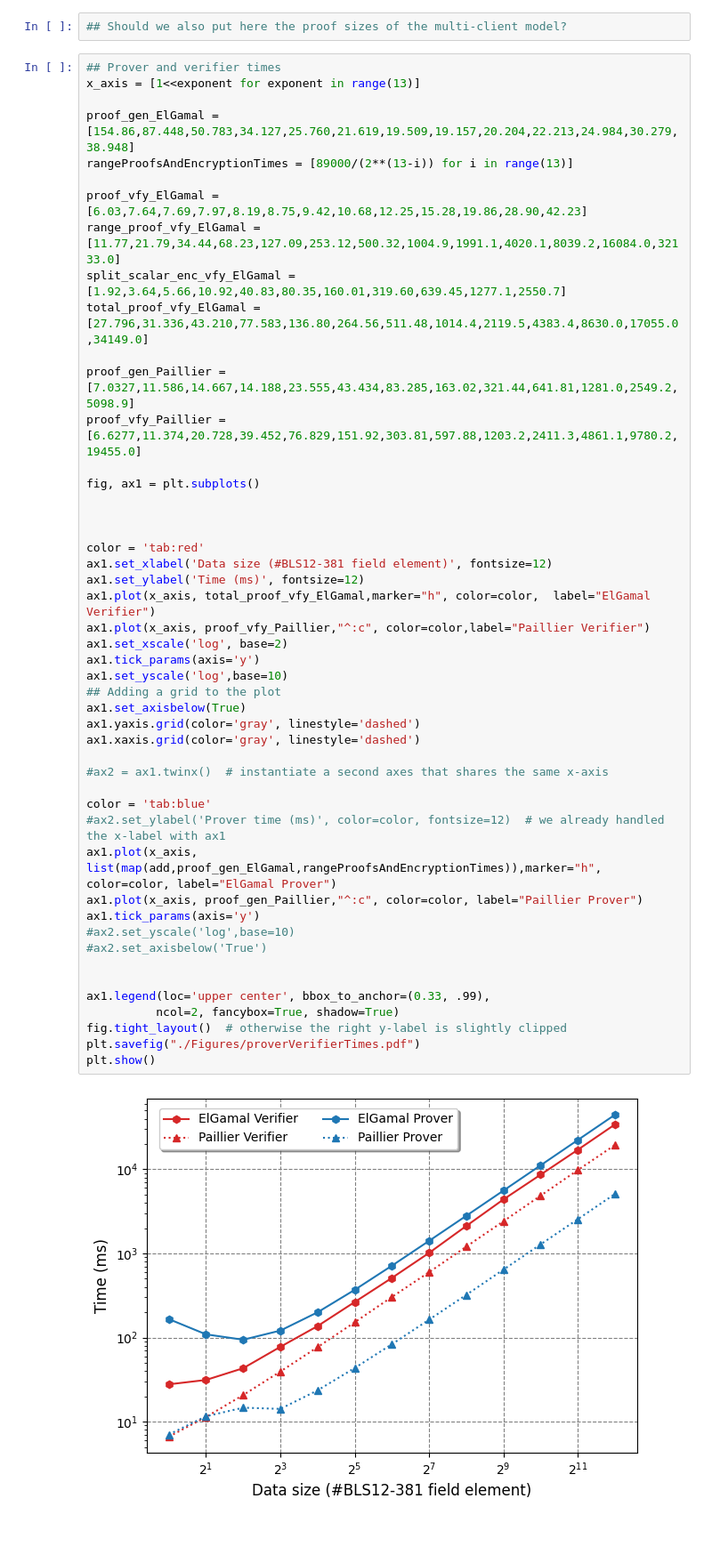
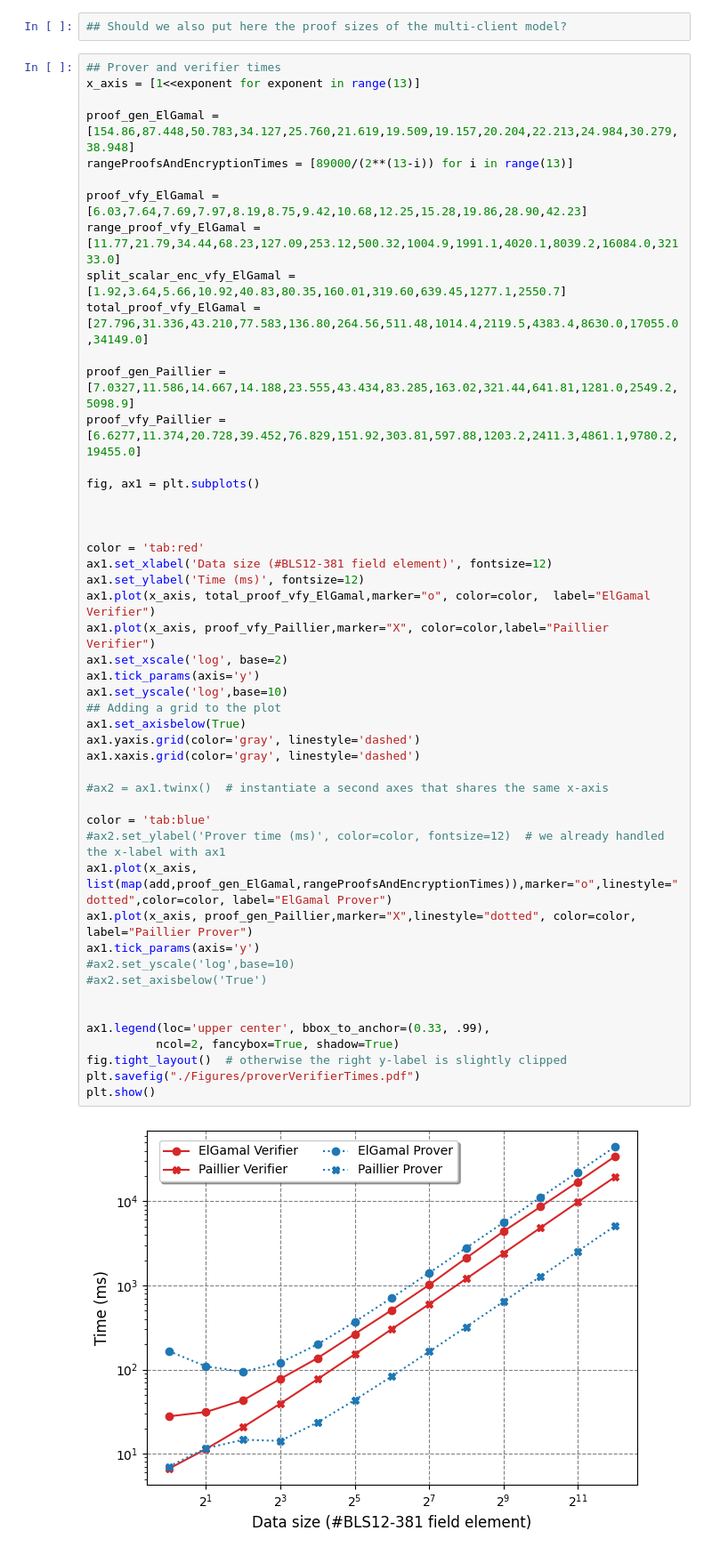
Before and after one commit to PopcornPaws/fde, a Jupyter notebook: benches/ourPlots.ipynb, the cells around one changed output. Shown: that part at 89% size. Cells and saved outputs as stored; diff of their text form.

Commit message:
Making figures print-friendly

```diff
--- a/benches/ourPlots.ipynb
+++ b/benches/ourPlots.ipynb
@@ -60,35 +60,35 @@ proof_vfy_Paillier = [6.6277,11.374,20.728,39.452,76.829,151.92,303.81,597.88,12
 fig, ax1 = plt.subplots()
 
 
 
 color = 'tab:red'
 ax1.set_xlabel('Data size (#BLS12-381 field element)', fontsize=12)
 ax1.set_ylabel('Time (ms)', fontsize=12)
-ax1.plot(x_axis, total_proof_vfy_ElGamal,marker="h", color=color,  label="ElGamal Verifier")
-ax1.plot(x_axis, proof_vfy_Paillier,"^:c", color=color,label="Paillier Verifier")
+ax1.plot(x_axis, total_proof_vfy_ElGamal,marker="o", color=color,  label="ElGamal Verifier")
+ax1.plot(x_axis, proof_vfy_Paillier,marker="X", color=color,label="Paillier Verifier")
 ax1.set_xscale('log', base=2)
 ax1.tick_params(axis='y')
 ax1.set_yscale('log',base=10)
 ## Adding a grid to the plot
 ax1.set_axisbelow(True)
 ax1.yaxis.grid(color='gray', linestyle='dashed')
 ax1.xaxis.grid(color='gray', linestyle='dashed')
 
 #ax2 = ax1.twinx()  # instantiate a second axes that shares the same x-axis
 
 color = 'tab:blue'
 #ax2.set_ylabel('Prover time (ms)', color=color, fontsize=12)  # we already handled the x-label with ax1
-ax1.plot(x_axis, list(map(add,proof_gen_ElGamal,rangeProofsAndEncryptionTimes)),marker="h", color=color, label="ElGamal Prover")
-ax1.plot(x_axis, proof_gen_Paillier,"^:c", color=color, label="Paillier Prover")
+ax1.plot(x_axis, list(map(add,proof_gen_ElGamal,rangeProofsAndEncryptionTimes)),marker="o",linestyle="dotted",color=color, label="ElGamal Prover")
+ax1.plot(x_axis, proof_gen_Paillier,marker="X",linestyle="dotted", color=color, label="Paillier Prover")
 ax1.tick_params(axis='y')
 #ax2.set_yscale('log',base=10)
 #ax2.set_axisbelow('True')
 
 
 ax1.legend(loc='upper center', bbox_to_anchor=(0.33, .99),
           ncol=2, fancybox=True, shadow=True)
 fig.tight_layout()  # otherwise the right y-label is slightly clipped
 plt.savefig("./Figures/proverVerifierTimes.pdf")
 plt.show()
 # %% [output]
-[figure, old version]
+[figure, new version]
```
Also changed, not shown: 2 other files.
